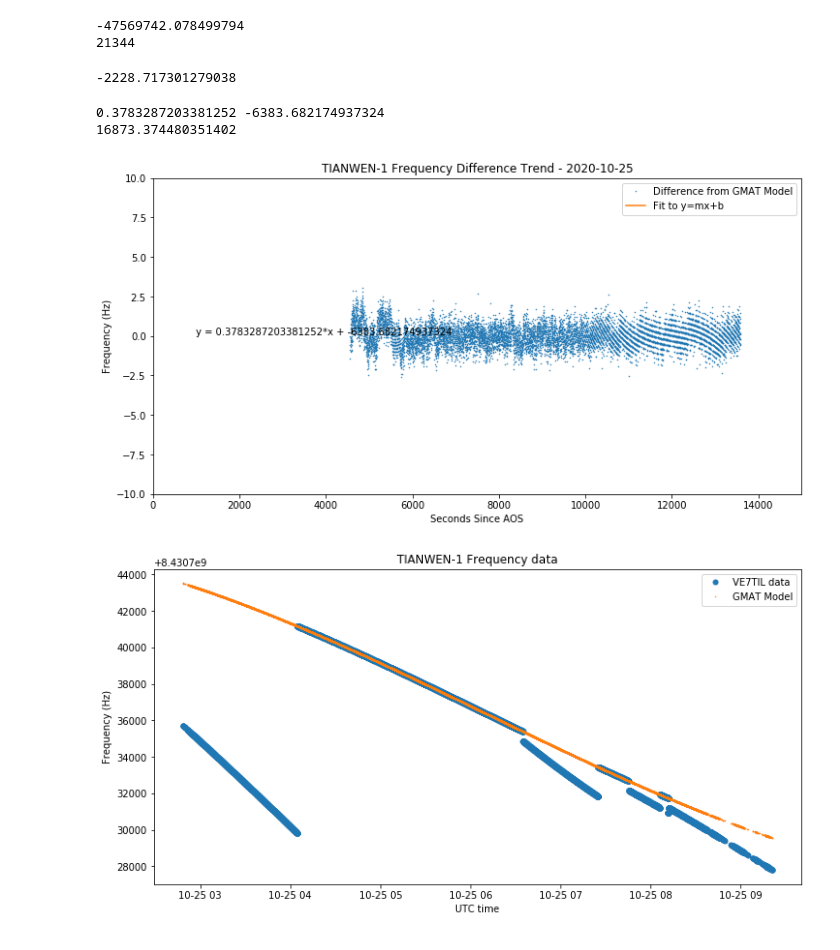
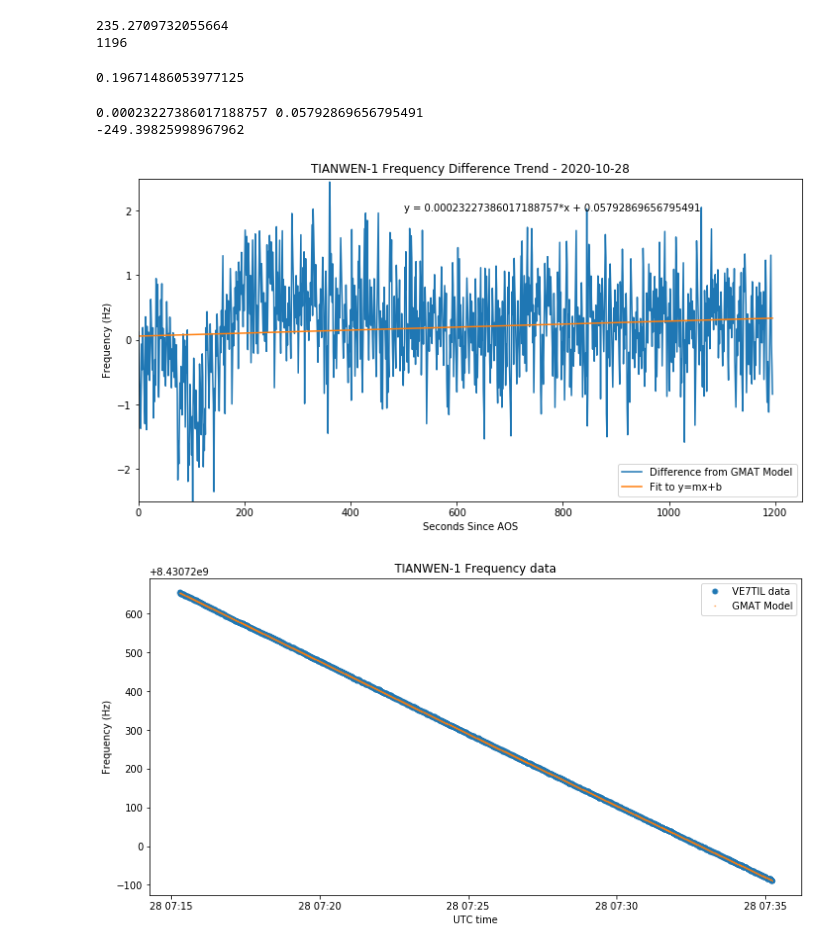
Before and after one commit to ScottTilley/tianwen1, a Jupyter notebook: Doppler_study.ipynb, the cells around one changed output. Drawn from its saved outputs; the diff is of its cells as text; code cells hidden in the pictures.

```diff
--- a/Doppler_study.ipynb
+++ b/Doppler_study.ipynb
@@ -15,7 +15,7 @@ plt.rcParams['figure.facecolor'] = 'w'
 #f_carrier = 8431.0165302617e6 before GPSDO software change, average of Oct 11-17th.
 f_carrier = 8431.01653051e6
 # %%
-data = np.fromfile('2020-10-25_tianwen1.dat', sep = ' ').reshape((-1,4))
+data = np.fromfile('28.dat', sep = ' ').reshape((-1,4))
 t_data = Time(data[:,0], format = 'mjd')
 freq_data = data[:,1]
 # %%
@@ -40,43 +40,43 @@ print(len(freq_diff))
 
 sum(freq_diff) / len(freq_diff)
 # %% [output]
--47569742.078499794
-21344
+235.2709732055664
+1196
--2228.717301279038
+0.19671486053977125
 # %%
 np_diff = np.array(freq_diff)
 
 x = 0
 count = t_data.shape[0]
 t_zero = (data[0,0] - int(data[0,0])) * 86400
 np_t = [0.0] * count
 
 for x in range (0,count):
     np_t[x] = ((data[x,0] - int(data[0,0])) * 86400) - t_zero
 
     np_t = np.array(np_t)
 
 m, b = np.polyfit(np_t, np_diff,1)
 print (m, b)
 
 x=0
 x=(0-b)/m
 print (x)
 
-plt.ylim(-10,10)
-plt.xlim(0,15000)
-plt.plot(np_t, freq_diff, '.',markersize=1, label = 'Difference from GMAT Model')
+plt.ylim(-2.5,2.5)
+plt.xlim(0,1250)
+plt.plot(np_t, freq_diff, markersize=.5, label = 'Difference from GMAT Model')
 plt.plot(np_t, m*np_t + b, label = 'Fit to y=mx+b')
-plt.text(1000,.05, 'y = %s*x + %s'%(m,b))
+plt.text(500,2, 'y = %s*x + %s'%(m,b))
 plt.title('TIANWEN-1 Frequency Difference Trend - %s'%t_data.datetime[0].strftime('%Y-%m-%d'))
 plt.ylabel('Frequency (Hz)')
 plt.xlabel('Seconds Since AOS')
 plt.legend()
 plt.show();
 # %% [output]
-0.3783287203381252 -6383.682174937324
-16873.374480351402
+0.00023227386017188757 0.05792869656795491
+-249.39825998967962
-[figure, old version]
+[figure, new version]
 # %%
 plt.plot(t_data.datetime,freq_data,'.' ,markersize=10, alpha=2, label = 'VE7TIL data')
 plt.plot(t_data.datetime, freq_gmat, '.',markersize=1,alpha=1,label = 'GMAT Model')
@@ -86,7 +86,7 @@ plt.xlabel('UTC time')
 plt.legend()
 plt.show();
 # %% [output]
-[figure, old version]
+[figure, new version]
 # %%
 plt.ylim(-5,5)
 plt.plot(t_data.datetime, freq_data - freq_gmat,'.', markersize=1, label = 'strf file')
```
Also changed, not shown: parts of 1 cell of this notebook, 4 other files.
